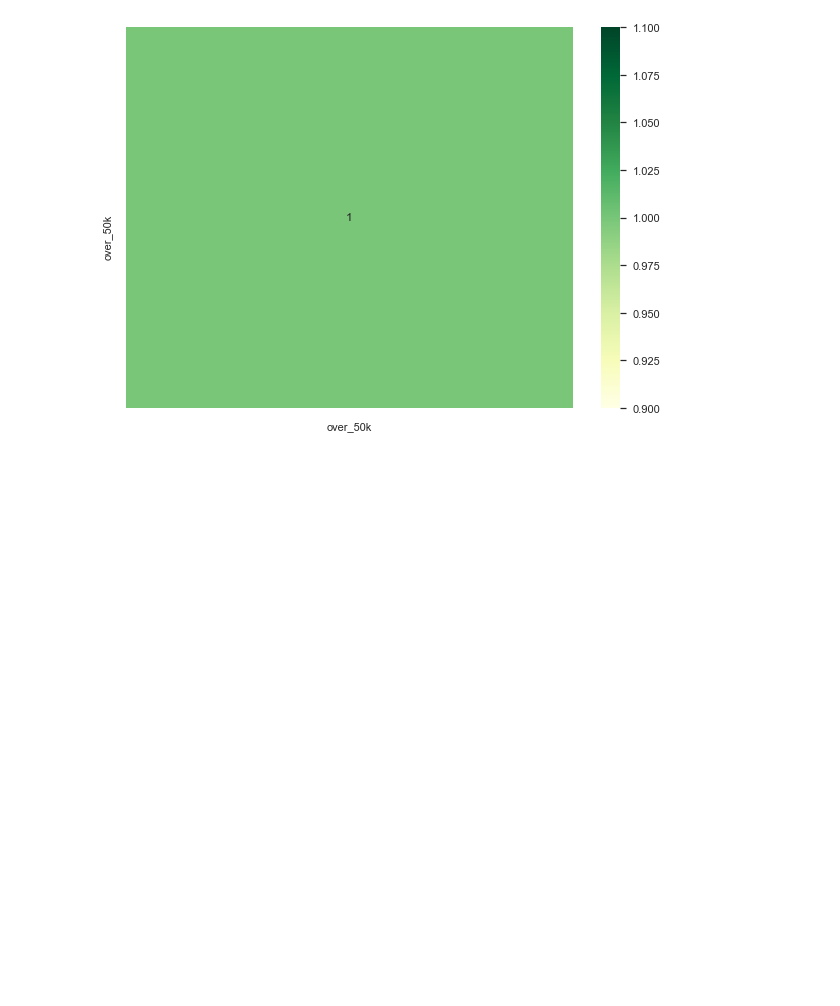
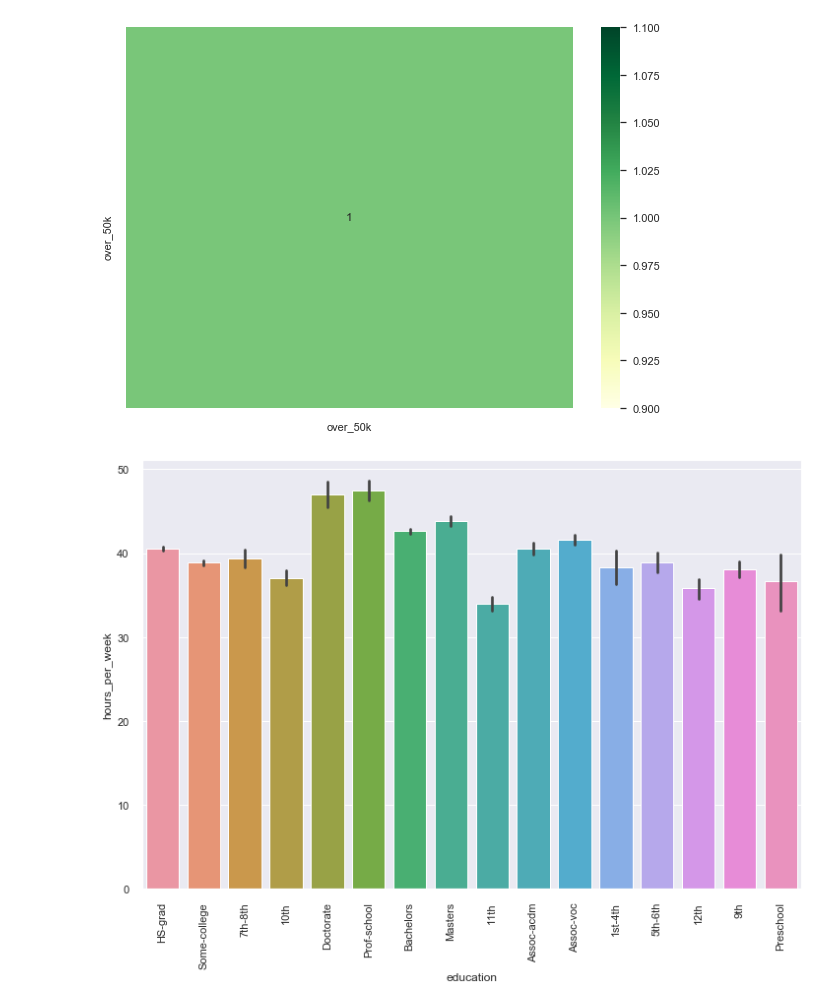
Before and after one commit to chibz3/finding_donors, a Jupyter notebook: work_book.ipynb, the cells around one changed output. Cells and saved outputs as stored; diff of their text form; code cells hidden in the pictures; blank space fills up the shorter version.

```diff
--- a/work_book.ipynb
+++ b/work_book.ipynb
@@ -230,3 +230,10 @@ plt.rcParams['figure.figsize'] = [10,7]
 sns.heatmap(df2.corr(), annot = True, color = 'blue', cmap = 'YlGn');
 # %% [output]
 [figure]
+# %%
+# This shows the hours per week according to the education of the person
+sns.set(rc={'figure.figsize':(12,8)})
+sns_grad = sns.barplot(x = df['education'], y = df['hours_per_week'], data = df)
+plt.setp(sns_grad.get_xticklabels(), rotation=90);
+# %% [output]
+[figure, added]
```
Also changed, not shown: parts of 3 cells of this notebook.
